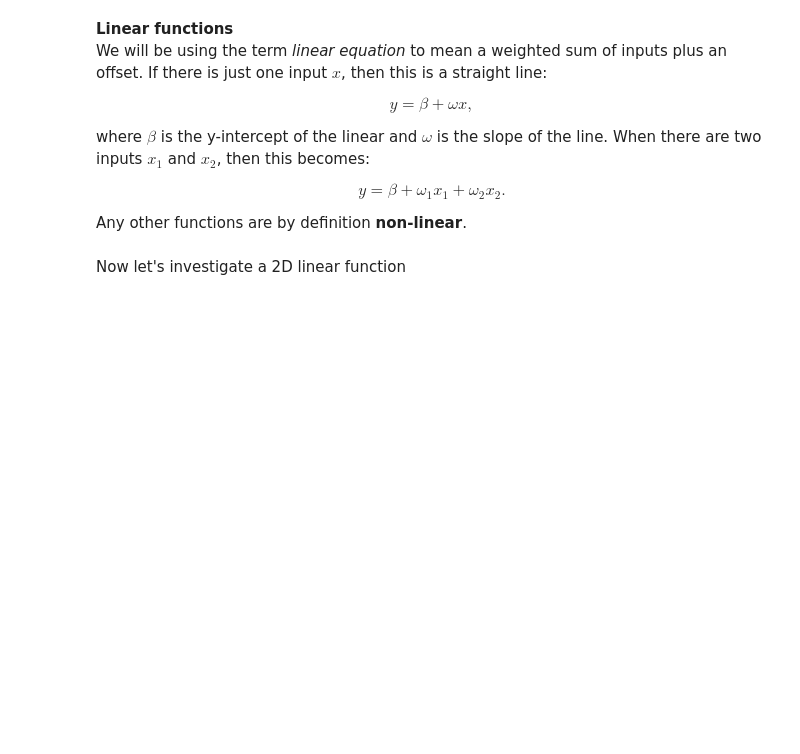
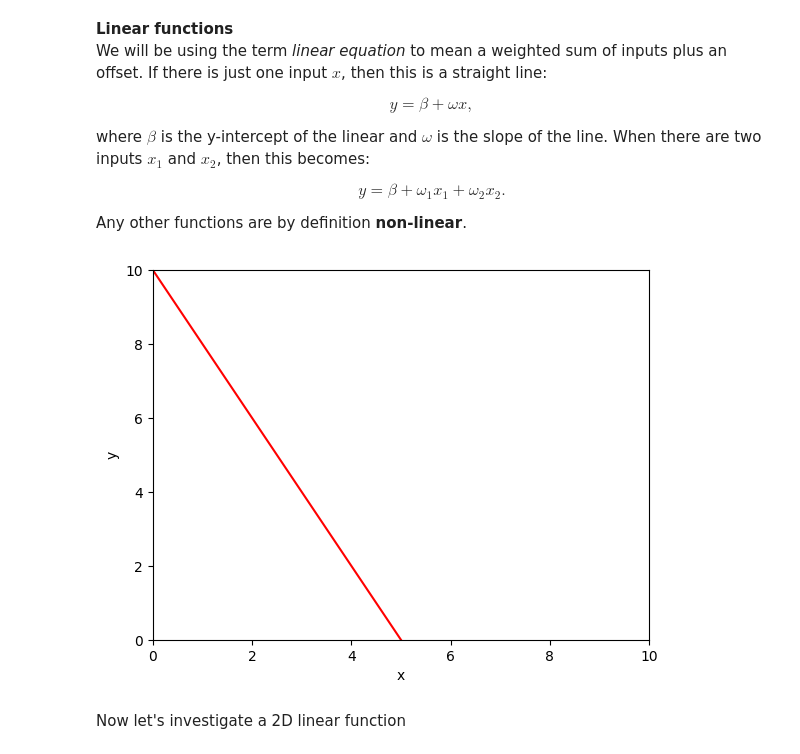
Before and after one commit to theLzyDog/CSCI167, a Jupyter notebook: Copy_of_1_1_BackgroundMathematics.ipynb, the cells around one changed output. Cells and saved outputs as stored; diff of their text form; code cells hidden in the pictures; blank space fills up the shorter version.

```diff
--- a/Copy_of_1_1_BackgroundMathematics.ipynb
+++ b/Copy_of_1_1_BackgroundMathematics.ipynb
@@ -25,31 +25,33 @@ Any other functions are by definition **non-linear**.
 # %%
 # Define a linear function with just one input, x
 def linear_function_1D(x,beta,omega):
-  # TODO -- replace the code line below with formula for 1D linear equation
-  y = x
+  # DONE -- replace the code line below with formula for 1D linear equation
+  y = beta + (omega*x)
 
   return y
 # %%
 # Plot the 1D linear function
 
 # Define an array of x values from 0 to 10 with increments of 0.01
 # https://numpy.org/doc/stable/reference/generated/numpy.arange.html
 x = np.arange(0.0,10.0, 0.01)
 # Compute y using the function you filled in above
-beta = 0.0; omega = 1.0
+beta = 10.0; omega = -2.0
 
 y = linear_function_1D(x,beta,omega)
 
 # Plot this function
 fig, ax = plt.subplots()
 ax.plot(x,y,'r-')
 ax.set_ylim([0,10]);ax.set_xlim([0,10])
 ax.set_xlabel('x'); ax.set_ylabel('y')
 plt.show()
 
-# TODO -- experiment with changing the values of beta and omega
+# DONE -- experiment with changing the values of beta and omega
 # to understand what they do.  Try to make a line
 # that crosses the y-axis at y=10 and the x-axis at x=5
+# %% [output]
+[figure, added]
 # %% [markdown]
 Now let's investigate a 2D linear function
 # %%
```
Also changed, not shown: parts of 4 cells of this notebook.
